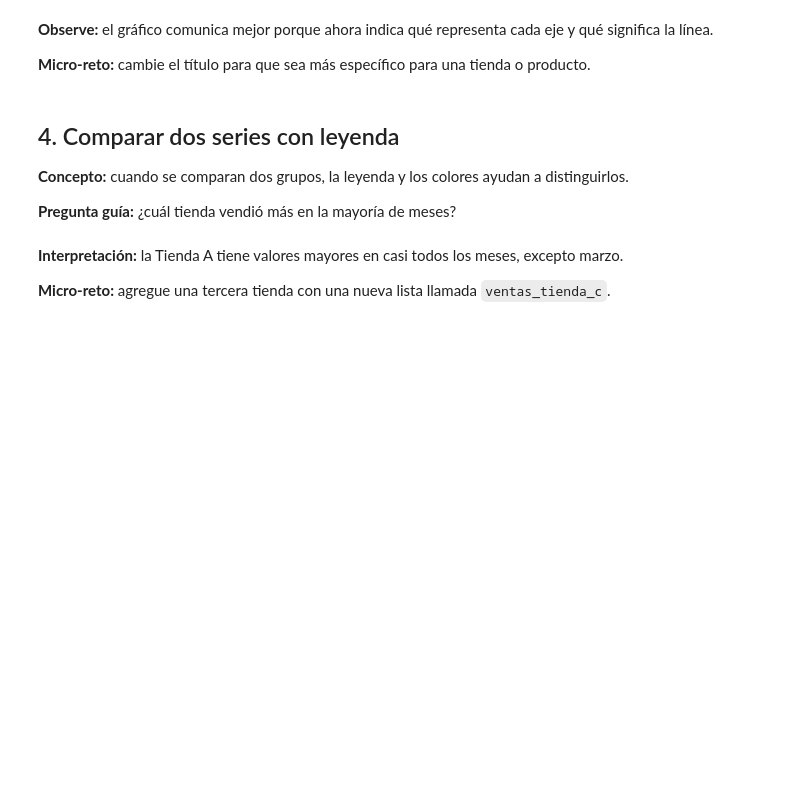
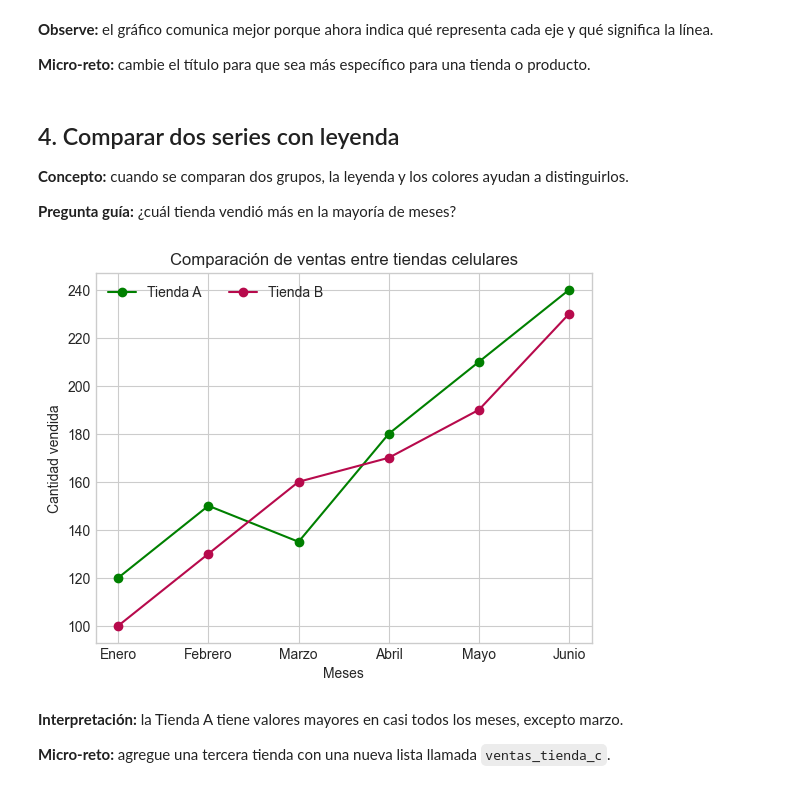
Before and after one commit to odellealhernandez/fundamentos_python, a Jupyter notebook: Matplotlib/01 - Aprender Matplotlib.ipynb, the cells around one changed output. Drawn from its saved outputs; the diff is of its cells as text; code cells hidden in the pictures; blank space fills up the shorter version.

```diff
--- a/Matplotlib/01 - Aprender Matplotlib.ipynb
+++ b/Matplotlib/01 - Aprender Matplotlib.ipynb
@@ -77,3 +112,28 @@ ventas_tienda_b = [100, 130, 160, 170, 190, 230]
+# %%
+meses = ["Enero", "Febrero", "Marzo", "Abril", "Mayo", "Junio"]
+
+
+ventas_tienda_a = [120, 150, 135, 180, 210, 240]
+ventas_tienda_b = [100, 130, 160, 170, 190, 230]
+
+plt.plot(meses, ventas_tienda_a, marker="o", label="Tienda A", color="green")
+plt.plot(meses, ventas_tienda_b, marker="o", label="Tienda B", color="#B70A4C")
+
+
+plt.title("Comparación de ventas entre tiendas celulares")
+plt.xlabel("Meses")
+plt.ylabel("Cantidad vendida")
+
+# cambiar posicion de la leyenda
+plt.legend(loc="upper left",ncol=2)
+# mostrar el gráfico
+plt.show()
+
+# etiquetas de datos
+#for i, venta in enumerate(ventas):
+#    plt.text(i, venta + 5, str(venta), ha="center")
+# %% [output]
+[figure, added]
 # %% [markdown]
 **Interpretación:** la Tienda A tiene valores mayores en casi todos los meses, excepto marzo.
 
```
Also changed, not shown: parts of 18 cells of this notebook, 1 other file.
